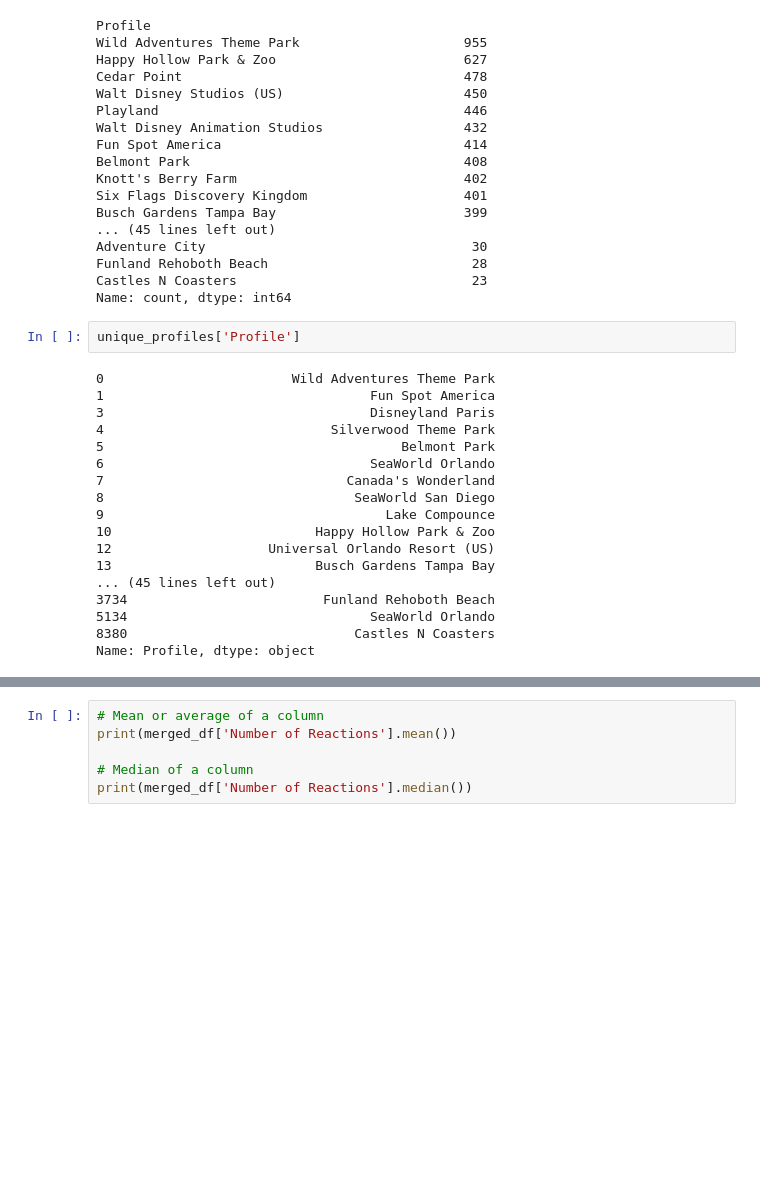
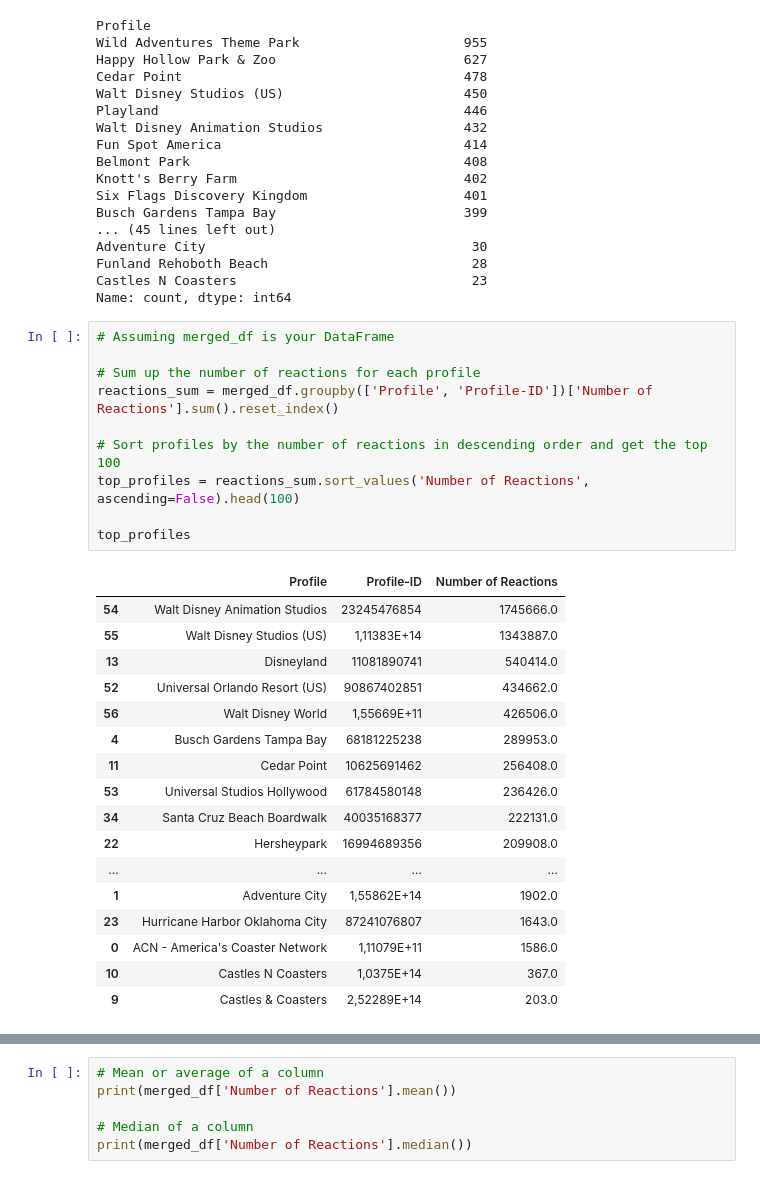
Before and after one commit to alvaarro/DigitalMarketingStrategy, a Jupyter notebook: Dataframes.ipynb, the cells around one changed output, grey strips where cells are left out. Drawn from its saved outputs; the diff is of its cells as text; blank space fills up the shorter version.

```diff
--- a/Dataframes.ipynb
+++ b/Dataframes.ipynb
@@ -99,23 +99,31 @@ Adventure City                                  30
 Funland Rehoboth Beach                          28
 Castles N Coasters                              23
 Name: count, dtype: int64
-# %%
-unique_profiles['Profile']
-# %% [output]
-0                        Wild Adventures Theme Park
-1                                  Fun Spot America
-3                                  Disneyland Paris
-4                             Silverwood Theme Park
-5                                      Belmont Park
-6                                  SeaWorld Orlando
-7                               Canada's Wonderland
-8                                SeaWorld San Diego
-9                                    Lake Compounce
-10                          Happy Hollow Park & Zoo
-12                    Universal Orlando Resort (US)
-13                          Busch Gardens Tampa Bay
-... (45 lines left out)
-3734                         Funland Rehoboth Beach
-5134                               SeaWorld Orlando
-8380                             Castles N Coasters
-Name: Profile, dtype: object
+# %%
+# Assuming merged_df is your DataFrame
+
+# Sum up the number of reactions for each profile
+reactions_sum = merged_df.groupby(['Profile', 'Profile-ID'])['Number of Reactions'].sum().reset_index()
+
+# Sort profiles by the number of reactions in descending order and get the top 100
+top_profiles = reactions_sum.sort_values('Number of Reactions', ascending=False).head(100)
+
+top_profiles
+# %% [output]
+|  | Profile | Profile-ID | Number of Reactions |
+| 54 | Walt Disney Animation Studios | 23245476854 | 1745666.0 |
+| 55 | Walt Disney Studios (US) | 1,11383E+14 | 1343887.0 |
+| 13 | Disneyland | 11081890741 | 540414.0 |
+| 52 | Universal Orlando Resort (US) | 90867402851 | 434662.0 |
+| 56 | Walt Disney World | 1,55669E+11 | 426506.0 |
+| 4 | Busch Gardens Tampa Bay | 68181225238 | 289953.0 |
+| 11 | Cedar Point | 10625691462 | 256408.0 |
+| 53 | Universal Studios Hollywood | 61784580148 | 236426.0 |
+| 34 | Santa Cruz Beach Boardwalk | 40035168377 | 222131.0 |
+| 22 | Hersheypark | 16994689356 | 209908.0 |
+| ... | ... | ... | ... |
+| 1 | Adventure City | 1,55862E+14 | 1902.0 |
+| 23 | Hurricane Harbor Oklahoma City | 87241076807 | 1643.0 |
+| 0 | ACN - America's Coaster Network | 1,11079E+11 | 1586.0 |
+| 10 | Castles N Coasters | 1,0375E+14 | 367.0 |
+| 9 | Castles & Coasters | 2,52289E+14 | 203.0 |
```
Also changed, not shown: parts of 5 cells of this notebook.
